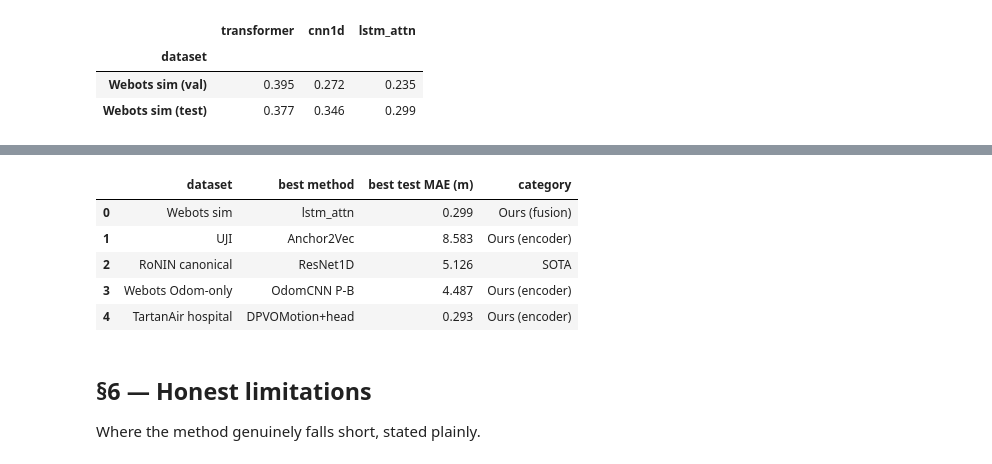
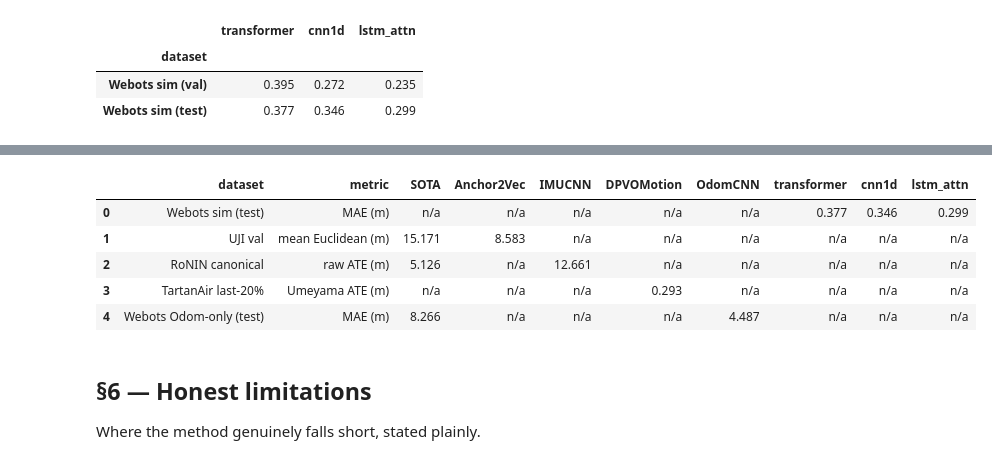
Before and after one commit to moebachar/navlori-fusion, a Jupyter notebook: notebooks/run2_walkthrough.ipynb, the cells around one changed output, grey strips where cells are left out. Saved outputs shown, nothing was run; the diff lists cells and outputs as text; code cells hidden in the pictures.

```diff
--- a/notebooks/run2_walkthrough.ipynb
+++ b/notebooks/run2_walkthrough.ipynb
@@ -603,34 +794,59 @@ Table B — Our 3 fusion architectures (lower is better; best per row bold). MSI
 | Webots sim (val) | 0.395 | 0.272 | 0.235 |
 | Webots sim (test) | 0.377 | 0.346 | 0.299 |
 # %%
-# Table C — Cross-cutting headline: best method per dataset (dynamic).
-def _category(label):
-    if any(k in label for k in ('Anchor2Vec', 'IMUCNN', 'OdomCNN', 'DPVOMotion')):
-        return 'Ours (encoder)'
-    if label in ('transformer', 'cnn1d', 'lstm_attn'):
-        return 'Ours (fusion)'
-    return 'SOTA'
+# Table C — Every applicable method per dataset, with the winner bold.
+# Reader can compare each row's full method set at a glance.
+import numpy as np
 
-best_fusion_arch = phase_b['test_MAE_m'].idxmin()
-best_fusion_mae  = float(phase_b.loc[best_fusion_arch, 'test_MAE_m'])
+_NA = np.nan
+_uji_sota   = mae_wlanloc_uji
+_uji_a2v    = anchor2vec_uji_mae
+_ronin_sota = mae_ronin if mae_ronin is not None else _NA
+_ronin_ours = imucnn_canonical_raw
+_dpvo_ours  = dpvo_motion_ate if dpvo_motion_ate is not None else _NA
+_odom_floor = _trivial['test_mae']
+_odom_ours  = odomcnn_test_mae
 
-_uji   = ('Anchor2Vec', anchor2vec_uji_mae) if anchor2vec_uji_mae < mae_wlanloc_uji else ('wlan_localization', mae_wlanloc_uji)
-if mae_ronin is not None:
-    _ronin = ('IMUCNN (raw ATE)', imucnn_canonical_raw) if imucnn_canonical_raw < mae_ronin else ('ResNet1D', mae_ronin)
-else:
-    _ronin = ('IMUCNN (raw ATE)', imucnn_canonical_raw)
-_odom  = ('OdomCNN P-B', odomcnn_test_mae) if odomcnn_test_mae < _trivial['test_mae'] else ('trivial integration', _trivial['test_mae'])
+method_cols = ['SOTA', 'Anchor2Vec', 'IMUCNN', 'DPVOMotion',
+               'OdomCNN', 'transformer', 'cnn1d', 'lstm_attn']
 
 rows_c = [
-    {'dataset': 'Webots sim',       'best method': best_fusion_arch, 'best test MAE (m)': best_fusion_mae,    'category': 'Ours (fusion)'},
-    {'dataset': 'UJI',              'best method': _uji[0],          'best test MAE (m)': _uji[1],            'category': _category(_uji[0])},
-    {'dataset': 'RoNIN canonical',  'best method': _ronin[0],        'best test MAE (m)': _ronin[1],          'category': _category(_ronin[0])},
-    {'dataset': 'Webots Odom-only', 'best method': _odom[0],         'best test MAE (m)': _odom[1],           'category': _category(_odom[0])},
+    {'dataset': 'Webots sim (test)', 'metric': 'MAE (m)',
+     'SOTA': _NA, 'Anchor2Vec': _NA, 'IMUCNN': _NA, 'DPVOMotion': _NA,
+     'OdomCNN': _NA,
+     'transformer': transformer_test_mae,
+     'cnn1d': cnn1d_test_mae,
+     'lstm_attn': lstm_attn_test_mae},
+    {'dataset': 'UJI val', 'metric': 'mean Euclidean (m)',
+     'SOTA': _uji_sota, 'Anchor2Vec': _uji_a2v, 'IMUCNN': _NA, 'DPVOMotion': _NA,
+     'OdomCNN': _NA, 'transformer': _NA, 'cnn1d': _NA, 'lstm_attn': _NA},
+    {'dataset': 'RoNIN canonical', 'metric': 'raw ATE (m)',
+     'SOTA': _ronin_sota, 'Anchor2Vec': _NA, 'IMUCNN': _ronin_ours, 'DPVOMotion': _NA,
+     'OdomCNN': _NA, 'transformer': _NA, 'cnn1d': _NA, 'lstm_attn': _NA},
+    {'dataset': 'TartanAir last-20%', 'metric': 'Umeyama ATE (m)',
+     'SOTA': _NA,   # TartanVO weights offline; cite RESULT_08 archive 0.012 m
+     'Anchor2Vec': _NA, 'IMUCNN': _NA, 'DPVOMotion': _dpvo_ours,
+     'OdomCNN': _NA, 'transformer': _NA, 'cnn1d': _NA, 'lstm_attn': _NA},
+    {'dataset': 'Webots Odom-only (test)', 'metric': 'MAE (m)',
+     'SOTA': _odom_floor,
+     'Anchor2Vec': _NA, 'IMUCNN': _NA, 'DPVOMotion': _NA,
+     'OdomCNN': _odom_ours,
+     'transformer': _NA, 'cnn1d': _NA, 'lstm_attn': _NA},
 ]
-if dpvo_motion_ate is not None:
-    rows_c.append({'dataset': 'TartanAir hospital', 'best method': 'DPVOMotion+head',
-                   'best test MAE (m)': dpvo_motion_ate, 'category': 'Ours (encoder)'})
 tbl_c = pd.DataFrame(rows_c)
-(tbl_c.style.format({'best test MAE (m)': '{:.3f}'})
-       .set_caption('Table C — Best method per dataset (winner of Tables A + B for each row)'))
+
+def _bold_row_min(row, value_cols=method_cols):
+    out = [''] * len(row)
+    vals = {c: row[c] for c in value_cols if pd.notna(row[c])}
+    if not vals:
+        return out
+    win = min(vals, key=vals.get)
+    out[row.index.get_loc(win)] = 'font-weight: bold'
+    return out
+
+(tbl_c.style.apply(_bold_row_min, axis=1)
+       .format({c: '{:.3f}' for c in method_cols}, na_rep='n/a')
+       .set_caption('Table C — Every applicable method per dataset (lower is '
+                    'better; row winner bold; n/a = not evaluated on that '
+                    'dataset+modality combination)'))
 # %% [output]
@@ -638,9 +854,9 @@ Table C — Best method per dataset (winner of Tables A + B for each row)
-|  | dataset | best method | best test MAE (m) | category |
-| 0 | Webots sim | lstm_attn | 0.299 | Ours (fusion) |
-| 1 | UJI | Anchor2Vec | 8.583 | Ours (encoder) |
-| 2 | RoNIN canonical | ResNet1D | 5.126 | SOTA |
-| 3 | Webots Odom-only | OdomCNN P-B | 4.487 | Ours (encoder) |
-| 4 | TartanAir hospital | DPVOMotion+head | 0.293 | Ours (encoder) |
+|  | dataset | metric | SOTA | Anchor2Vec | IMUCNN | DPVOMotion | OdomCNN | transformer | cnn1d | lstm_attn |
+| 0 | Webots sim (test) | MAE (m) | n/a | n/a | n/a | n/a | n/a | 0.377 | 0.346 | 0.299 |
+| 1 | UJI val | mean Euclidean (m) | 15.171 | 8.583 | n/a | n/a | n/a | n/a | n/a | n/a |
+| 2 | RoNIN canonical | raw ATE (m) | 5.126 | n/a | 12.661 | n/a | n/a | n/a | n/a | n/a |
+| 3 | TartanAir last-20% | Umeyama ATE (m) | n/a | n/a | n/a | 0.293 | n/a | n/a | n/a | n/a |
+| 4 | Webots Odom-only (test) | MAE (m) | 8.266 | n/a | n/a | n/a | 4.487 | n/a | n/a | n/a |
 # %% [markdown]
 ## §6 — Honest limitations
 
```
Also changed, not shown: parts of 7 cells of this notebook, 2 other files.
